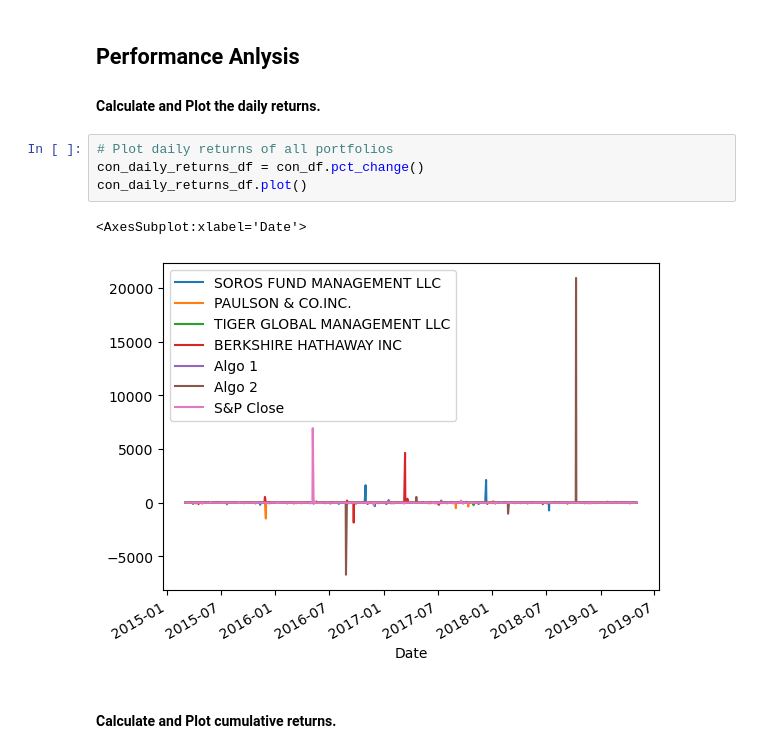
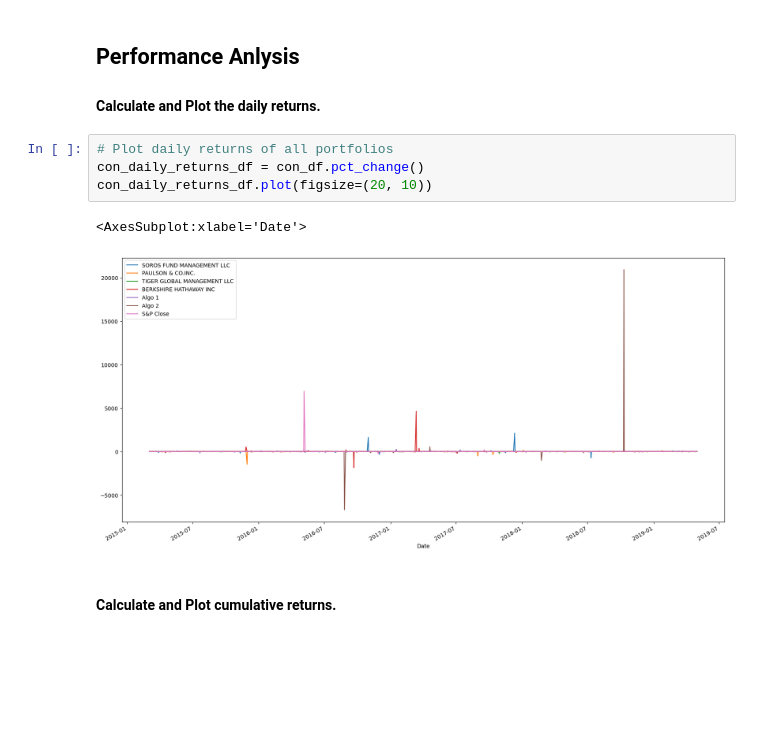
Before and after one commit to dileepadrd/module-4-challenge-algorithmic-trading-strategies, a Jupyter notebook: whale_analysis.ipynb, the cells around one changed output. Drawn from its saved outputs; the diff is of its cells as text; blank space fills up the shorter version.

```diff
--- a/whale_analysis.ipynb
+++ b/whale_analysis.ipynb
@@ -207,10 +207,10 @@ In this section, you will calculate and visualize performance and risk metrics f
 # %%
 # Plot daily returns of all portfolios
 con_daily_returns_df = con_df.pct_change()
-con_daily_returns_df.plot()
+con_daily_returns_df.plot(figsize=(20, 10))
 # %% [output]
 <AxesSubplot:xlabel='Date'>
-[figure, old version]
+[figure, new version]
 # %% [markdown]
 #### Calculate and Plot cumulative returns.
 # %%
```
Also changed, not shown: parts of 4 cells of this notebook.
